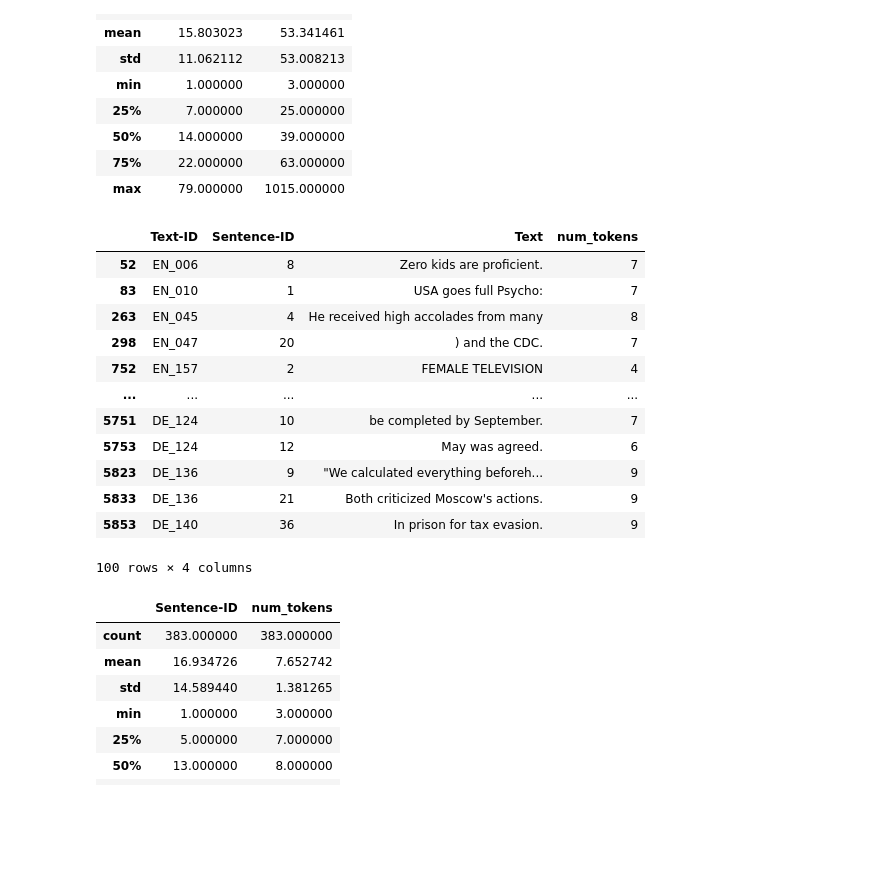
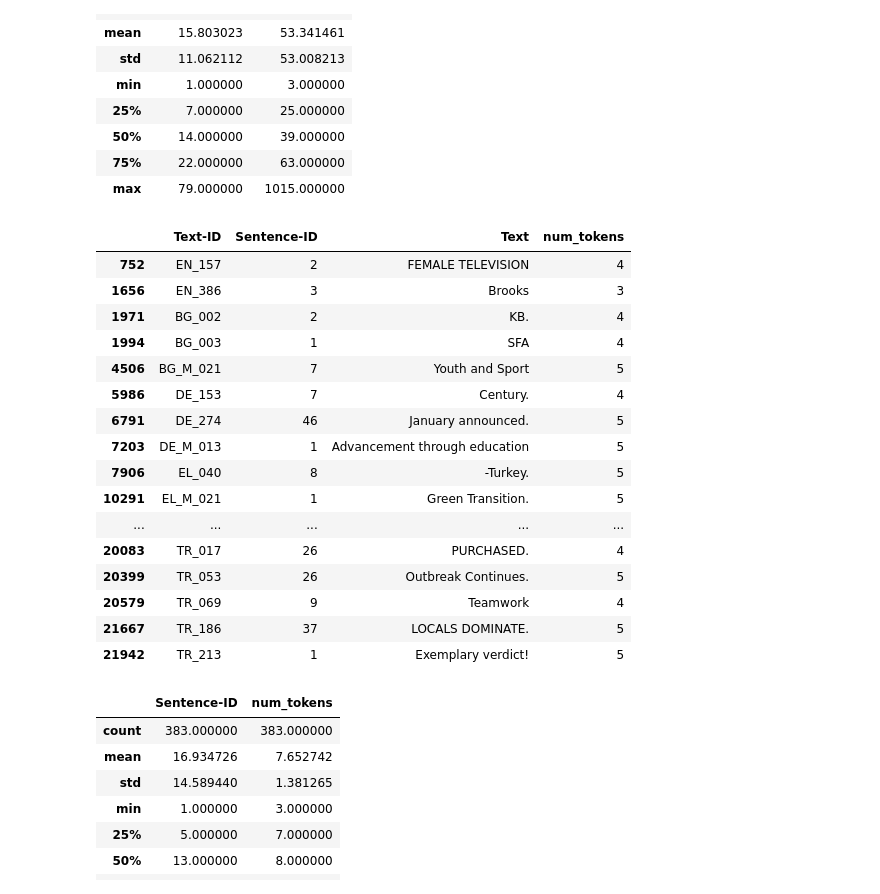
Before and after one commit to daycardoso/bert-vs-modernbert-valueeval24, a Jupyter notebook: pre_process_valores.ipynb, the cells around one changed output. Cells and saved outputs as stored; diff of their text form; code cells hidden in the pictures; blank space fills up the shorter version.

```diff
--- a/pre_process_valores.ipynb
+++ b/pre_process_valores.ipynb
@@ -296,21 +329,25 @@ Token indices sequence length is longer than the specified maximum sequence leng
 | max | 79.000000 | 1015.000000 |
 # %%
 # Fazer a analise qualitativa das sentença com menos de 10 tokens
-df_sentences_train_rich[df_sentences_train_rich['num_tokens'] < 10].head(100)
+df_sentences_train_rich[df_sentences_train_rich['num_tokens'] < 6].head(100)
 # %% [output]
 |  | Text-ID | Sentence-ID | Text | num_tokens |
-| 52 | EN_006 | 8 | Zero kids are proficient. | 7 |
-| 83 | EN_010 | 1 | USA goes full Psycho: | 7 |
-| 263 | EN_045 | 4 | He received high accolades from many | 8 |
-| 298 | EN_047 | 20 | ) and the CDC. | 7 |
 | 752 | EN_157 | 2 | FEMALE TELEVISION | 4 |
+| 1656 | EN_386 | 3 | Brooks | 3 |
+| 1971 | BG_002 | 2 | KB. | 4 |
+| 1994 | BG_003 | 1 | SFA | 4 |
+| 4506 | BG_M_021 | 7 | Youth and Sport | 5 |
+| 5986 | DE_153 | 7 | Century. | 4 |
+| 6791 | DE_274 | 46 | January announced. | 5 |
+| 7203 | DE_M_013 | 1 | Advancement through education | 5 |
+| 7906 | EL_040 | 8 | -Turkey. | 5 |
+| 10291 | EL_M_021 | 1 | Green Transition. | 5 |
 | ... | ... | ... | ... | ... |
-| 5751 | DE_124 | 10 | be completed by September. | 7 |
-| 5753 | DE_124 | 12 | May was agreed. | 6 |
-| 5823 | DE_136 | 9 | "We calculated everything beforeh... | 9 |
-| 5833 | DE_136 | 21 | Both criticized Moscow's actions. | 9 |
-| 5853 | DE_140 | 36 | In prison for tax evasion. | 9 |
+| 20083 | TR_017 | 26 | PURCHASED. | 4 |
+| 20399 | TR_053 | 26 | Outbreak Continues. | 5 |
+| 20579 | TR_069 | 9 | Teamwork | 4 |
+| 21667 | TR_186 | 37 | LOCALS DOMINATE. | 5 |
+| 21942 | TR_213 | 1 | Exemplary verdict! | 5 |
-100 rows × 4 columns
 # %%
 # Contar quantas sentenças tem menos de 10 tokens
 df_sentences_train_rich[df_sentences_train_rich['num_tokens'] < 10].describe()
```
Also changed, not shown: parts of 16 cells of this notebook.
